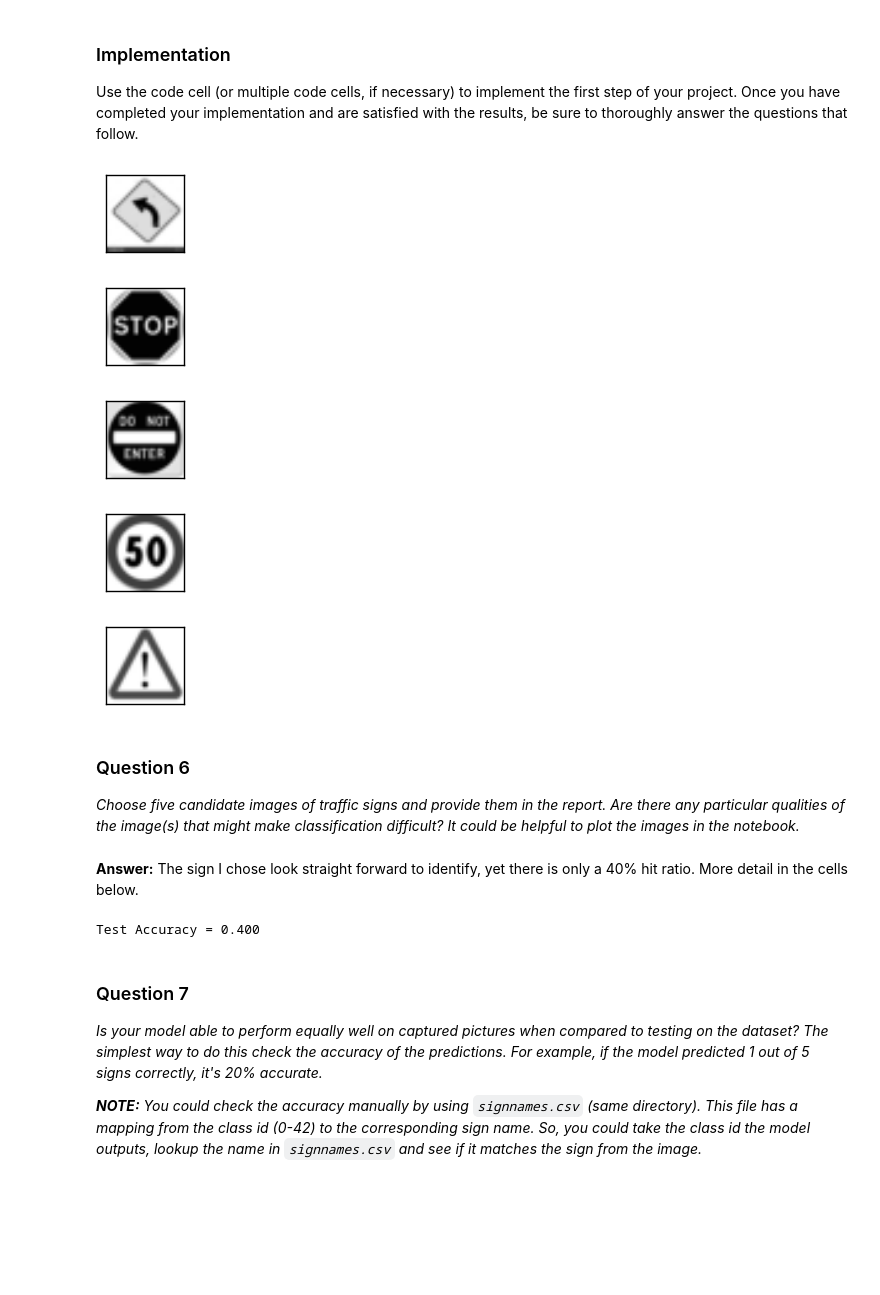
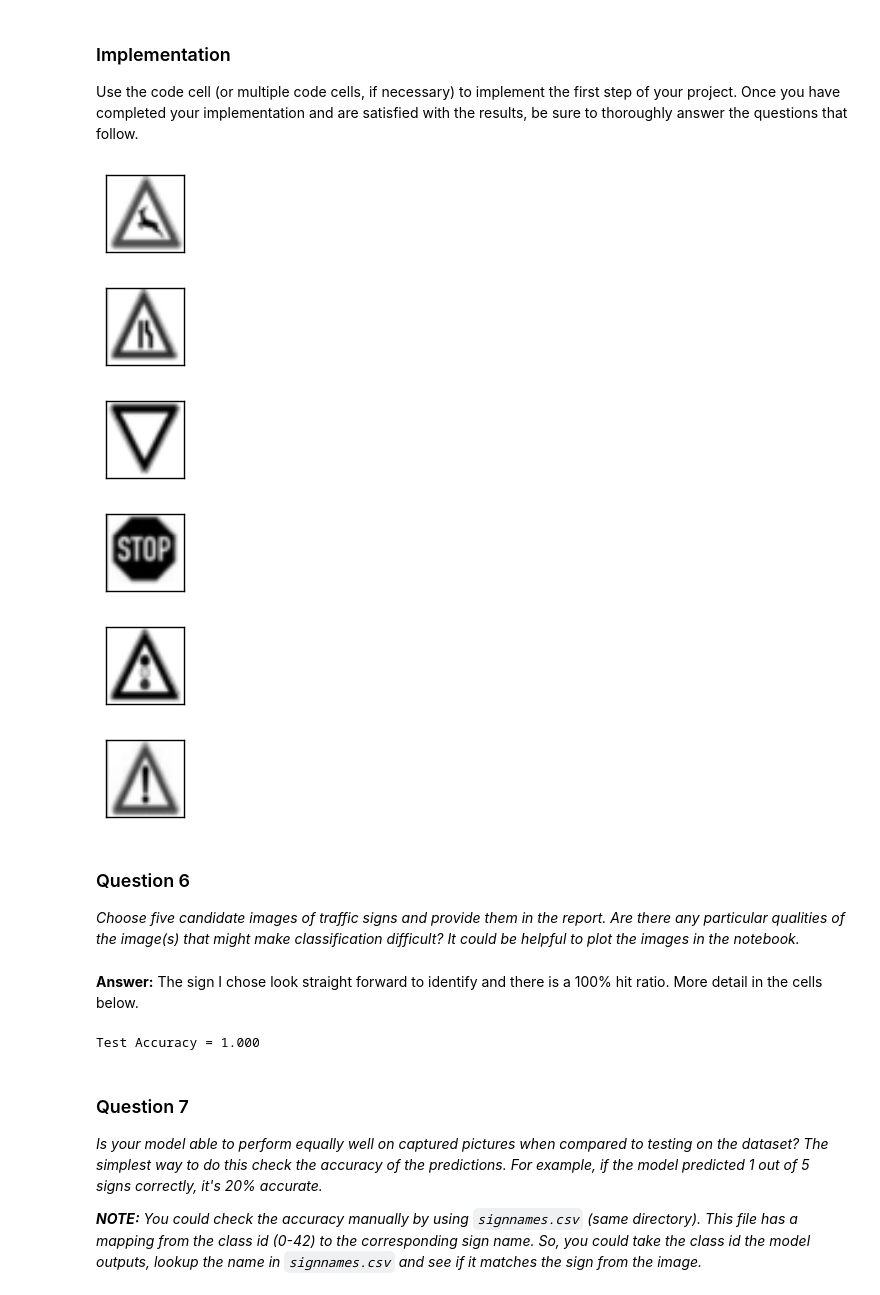
Before and after one commit to carltonwin8/CarND-Traffic-Sign-Classifier-Project, a Jupyter notebook: Traffic_Sign_Classifier.ipynb, the cells around one changed output. Cells and saved outputs as stored; diff of their text form; code cells hidden in the pictures; blank space fills up the shorter version.

Commit message:
add the german signs and remove the previous non-german ones

```diff
--- a/Traffic_Sign_Classifier.ipynb
+++ b/Traffic_Sign_Classifier.ipynb
@@ -344,41 +344,42 @@ Use the code cell (or multiple code cells, if necessary) to implement the first
 # %%
 ### Load the images and plot them here.
 ### Feel free to use as many code cells as needed.
 import os
 import re
 from scipy import misc
 import matplotlib.pyplot as plt
 import numpy as np
 
 imageDir = 'images'
 images = np.array([], np.float32).reshape(0,32,32,1)
 files = [f for f in os.listdir(imageDir) if re.match(r'.*\.(jpg|png)', f)]
 for file in files:
     img = misc.imread(os.path.join(imageDir, file),True)
     img = misc.imresize(img,(32,32)).reshape(32,32,1)
     images = np.vstack([images,[img]])
 
 for image in images:
     plt.figure(figsize=(1,1))
     plt.imshow(image.reshape(32,32),cmap='gray')
     plt.xticks([])
     plt.yticks([])
     plt.show()
 
-labels = [34,14,17,2,18]
+labels = [31,24,13,14,26,18]
 # %% [output]
-[figure, old version]
+[figure, new version]
-[figure, old version]
+[figure, new version]
-[figure, old version]
+[figure, new version]
-[figure, old version]
+[figure, new version]
-[figure, old version]
+[figure, new version]
+[figure, added]
 # %% [markdown]
 ### Question 6
 
 _Choose five candidate images of traffic signs and provide them in the report. Are there any particular qualities of the image(s) that might make classification difficult? It could be helpful to plot the images in the notebook._
 # %% [markdown]
 **Answer:**
-The sign I chose look straight forward to identify, yet there is only a 40% hit ratio. More detail in the cells below.
+The sign I chose look straight forward to identify and there is a 100% hit ratio. More detail in the cells below.
 # %%
 ### Run the predictions here.
 ### Feel free to use as many code cells as needed.
@@ -387,7 +388,7 @@ with tf.Session() as sess:
     test_accuracy = evaluate(images, labels)
     print("Test Accuracy = {:.3f}".format(test_accuracy))
 # %% [output]
-Test Accuracy = 0.400
+Test Accuracy = 1.000
 # %% [markdown]
 ### Question 7
 
```
Also changed, not shown: parts of 5 cells of this notebook, 12 other files.
